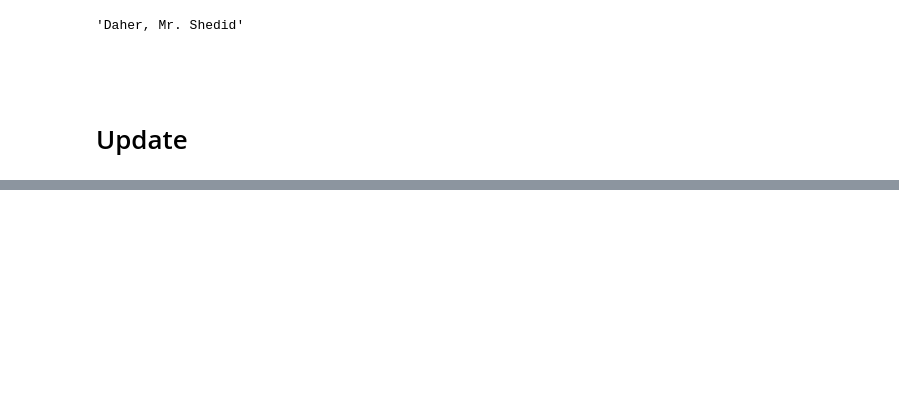
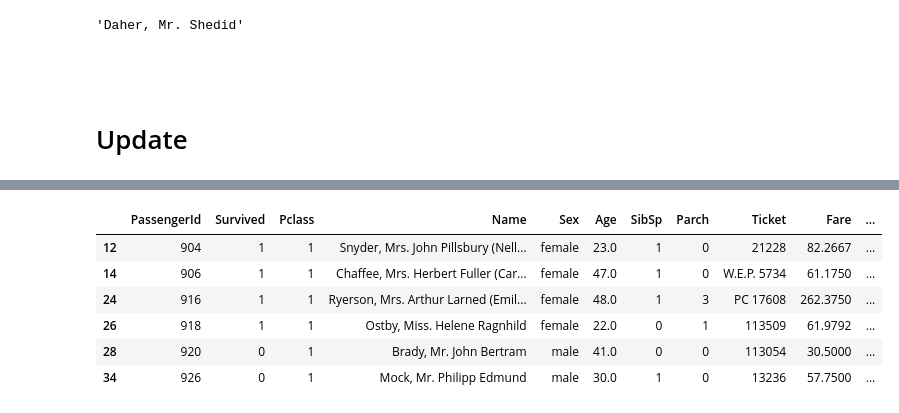
Before and after one commit to rohan-bhxtia/ML, a Jupyter notebook: Pandas/pandas.ipynb, the cells around one changed output, grey strips where cells are left out. Drawn from its saved outputs; the diff is of its cells as text; code cells hidden in the pictures; blank space fills up the shorter version.

```diff
--- a/Pandas/pandas.ipynb
+++ b/Pandas/pandas.ipynb
@@ -279,0 +314,2 @@ df.iloc[27,3] # means 27th row and 4th column
+# %%
+df.dropna(inplace=True) #deleted null values
@@ -279,0 +332,10 @@ df.iloc[27,3] # means 27th row and 4th column
+# %%
+df.iloc[0:6]
+# %% [output]
+|  | PassengerId | Survived | Pclass | Name | Sex | Age | SibSp | Parch | Ticket | Fare | ... |
+| 12 | 904 | 1 | 1 | Snyder, Mrs. John Pillsbury (Nell... | female | 23.0 | 1 | 0 | 21228 | 82.2667 | ... |
+| 14 | 906 | 1 | 1 | Chaffee, Mrs. Herbert Fuller (Car... | female | 47.0 | 1 | 0 | W.E.P. 5734 | 61.1750 | ... |
+| 24 | 916 | 1 | 1 | Ryerson, Mrs. Arthur Larned (Emil... | female | 48.0 | 1 | 3 | PC 17608 | 262.3750 | ... |
+| 26 | 918 | 1 | 1 | Ostby, Miss. Helene Ragnhild | female | 22.0 | 0 | 1 | 113509 | 61.9792 | ... |
+| 28 | 920 | 0 | 1 | Brady, Mr. John Bertram | male | 41.0 | 0 | 0 | 113054 | 30.5000 | ... |
+| 34 | 926 | 0 | 1 | Mock, Mr. Philipp Edmund | male | 30.0 | 1 | 0 | 13236 | 57.7500 | ... |
```
Also changed, not shown: parts of 4 cells of this notebook.
